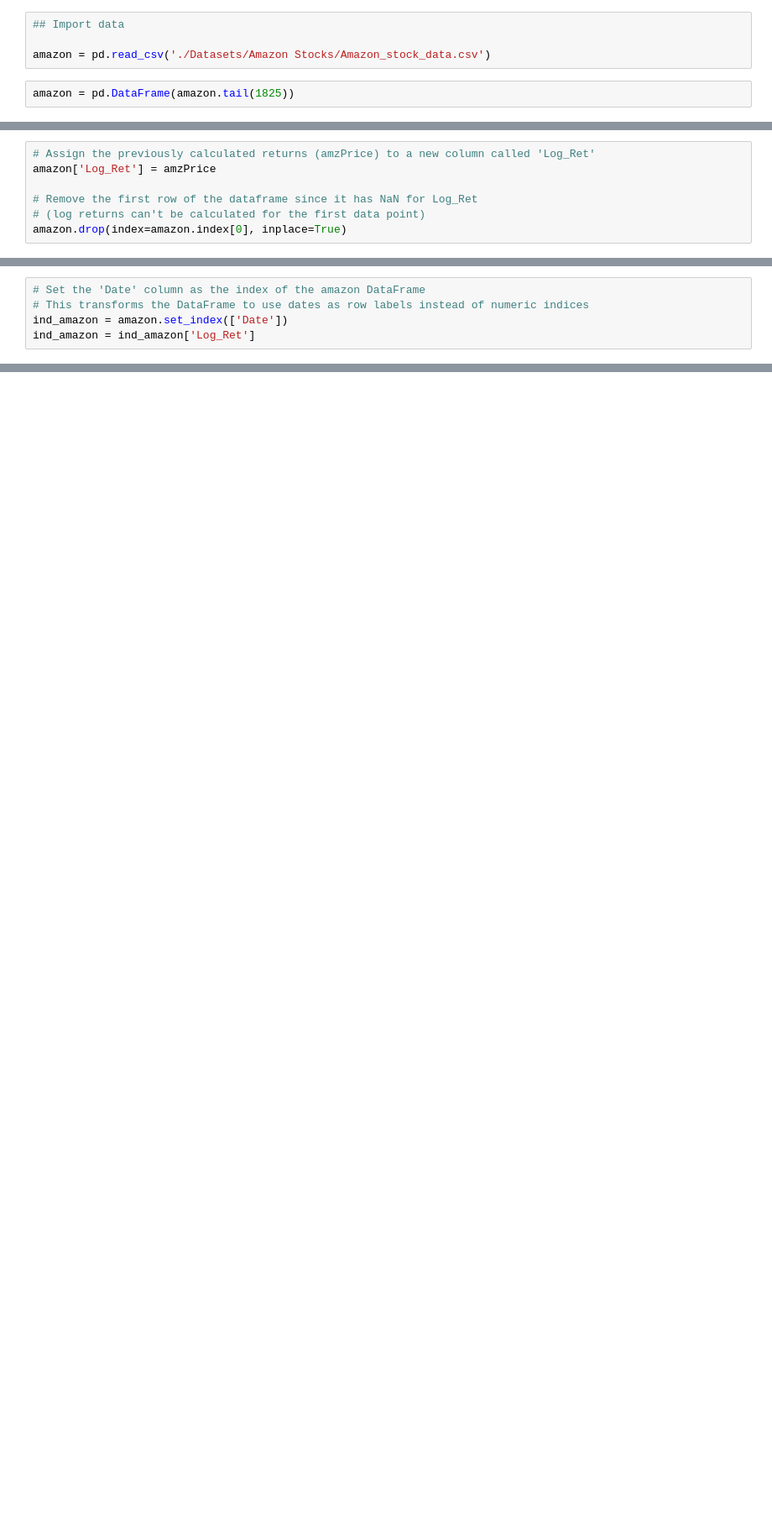
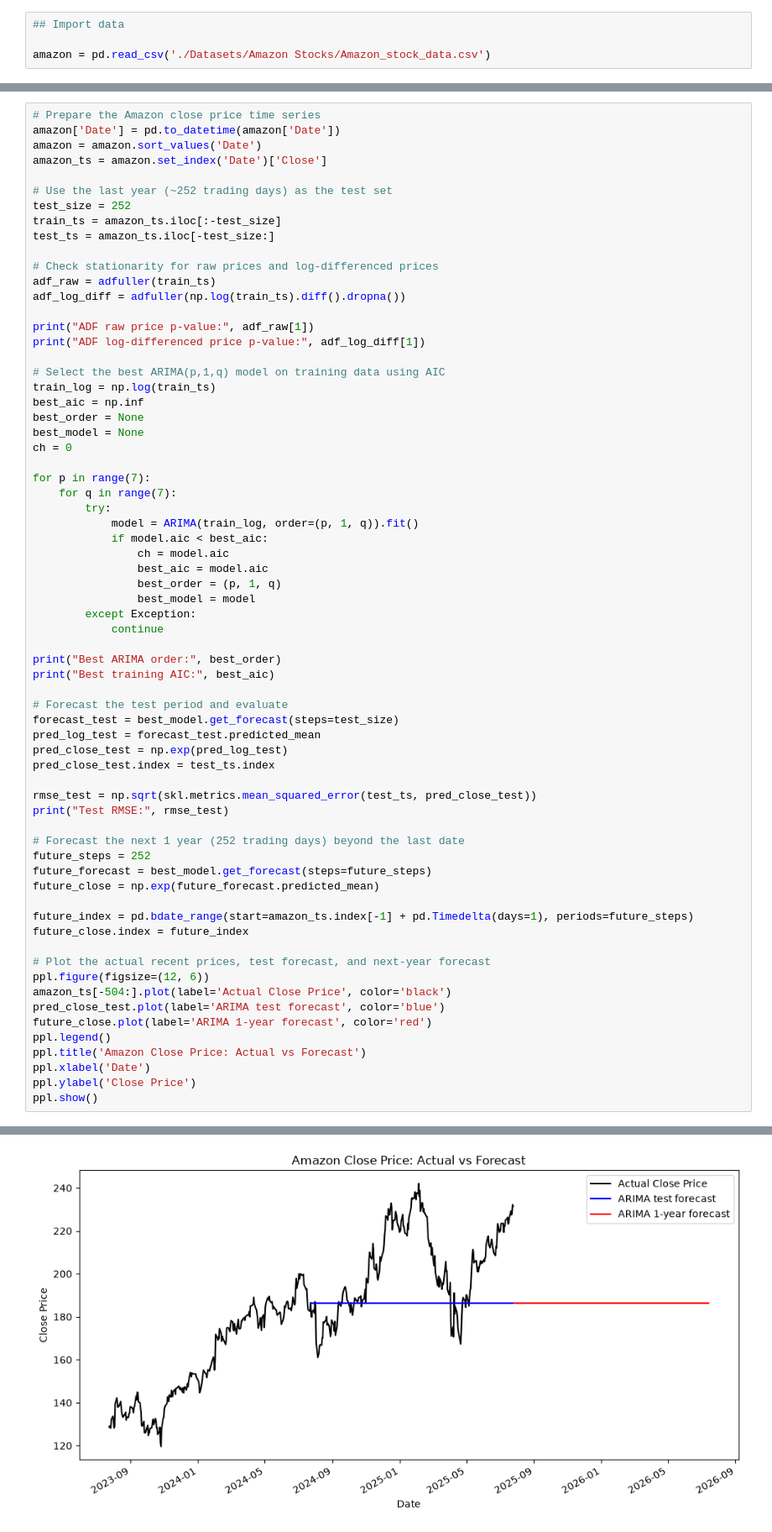
Before and after one commit to siatacoulibaly/DS-Projects, a Jupyter notebook: Price-Return Forecasting/Amazon Stocks.ipynb, the cells around one changed output, grey strips where cells are left out. Shown at 84% size. Cells and saved outputs as stored; diff of their text form; blank space fills up the shorter version.

Commit message:
Model Update

```diff
--- a/Price-Return Forecasting/Amazon Stocks.ipynb
+++ b/Price-Return Forecasting/Amazon Stocks.ipynb
@@ -14,5 +19,3 @@ from statsmodels.graphics.tsaplots import plot_acf, plot_pacf  # For plotting au
 ## Import data
 
 amazon = pd.read_csv('./Datasets/Amazon Stocks/Amazon_stock_data.csv')
-# %%
-amazon = pd.DataFrame(amazon.tail(1825))
@@ -30,7 +21,0 @@ ppl.show()
-# %%
-# Assign the previously calculated returns (amzPrice) to a new column called 'Log_Ret'
-amazon['Log_Ret'] = amzPrice
-
-# Remove the first row of the dataframe since it has NaN for Log_Ret
-# (log returns can't be calculated for the first data point)
-amazon.drop(index=amazon.index[0], inplace=True)
@@ -66,5 +21,0 @@ autocorrelation_plot(amzPrice)
-# %%
-# Set the 'Date' column as the index of the amazon DataFrame
-# This transforms the DataFrame to use dates as row labels instead of numeric indices
-ind_amazon = amazon.set_index(['Date'])
-ind_amazon = ind_amazon['Log_Ret']
@@ -229,0 +22,68 @@ amzPriceTest.plot(legend=True)
+# %%
+# Prepare the Amazon close price time series
+amazon['Date'] = pd.to_datetime(amazon['Date'])
+amazon = amazon.sort_values('Date')
+amazon_ts = amazon.set_index('Date')['Close']
+
+# Use the last year (~252 trading days) as the test set
+test_size = 252
+train_ts = amazon_ts.iloc[:-test_size]
+test_ts = amazon_ts.iloc[-test_size:]
+
+# Check stationarity for raw prices and log-differenced prices
+adf_raw = adfuller(train_ts)
+adf_log_diff = adfuller(np.log(train_ts).diff().dropna())
+
+print("ADF raw price p-value:", adf_raw[1])
+print("ADF log-differenced price p-value:", adf_log_diff[1])
+
+# Select the best ARIMA(p,1,q) model on training data using AIC
+train_log = np.log(train_ts)
+best_aic = np.inf
+best_order = None
+best_model = None
+ch = 0
+
+for p in range(7):
+    for q in range(7):
+        try:
+            model = ARIMA(train_log, order=(p, 1, q)).fit()
+            if model.aic < best_aic:
+                ch = model.aic
+                best_aic = model.aic
+                best_order = (p, 1, q)
+                best_model = model
+        except Exception:
+            continue
+
+print("Best ARIMA order:", best_order)
+print("Best training AIC:", best_aic)
+
+# Forecast the test period and evaluate
+forecast_test = best_model.get_forecast(steps=test_size)
+pred_log_test = forecast_test.predicted_mean
+pred_close_test = np.exp(pred_log_test)
+pred_close_test.index = test_ts.index
+
+rmse_test = np.sqrt(skl.metrics.mean_squared_error(test_ts, pred_close_test))
+print("Test RMSE:", rmse_test)
+
+# Forecast the next 1 year (252 trading days) beyond the last date
+future_steps = 252
+future_forecast = best_model.get_forecast(steps=future_steps)
+future_close = np.exp(future_forecast.predicted_mean)
+
+future_index = pd.bdate_range(start=amazon_ts.index[-1] + pd.Timedelta(days=1), periods=future_steps)
+future_close.index = future_index
+
+# Plot the actual recent prices, test forecast, and next-year forecast
+ppl.figure(figsize=(12, 6))
+amazon_ts[-504:].plot(label='Actual Close Price', color='black')
+pred_close_test.plot(label='ARIMA test forecast', color='blue')
+future_close.plot(label='ARIMA 1-year forecast', color='red')
+ppl.legend()
+ppl.title('Amazon Close Price: Actual vs Forecast')
+ppl.xlabel('Date')
+ppl.ylabel('Close Price')
+ppl.show()
+# %% [output]
@@ -229,0 +95 @@ amzPriceTest.plot(legend=True)
+[figure, added]
```
Also changed, not shown: parts of 30 cells of this notebook.
